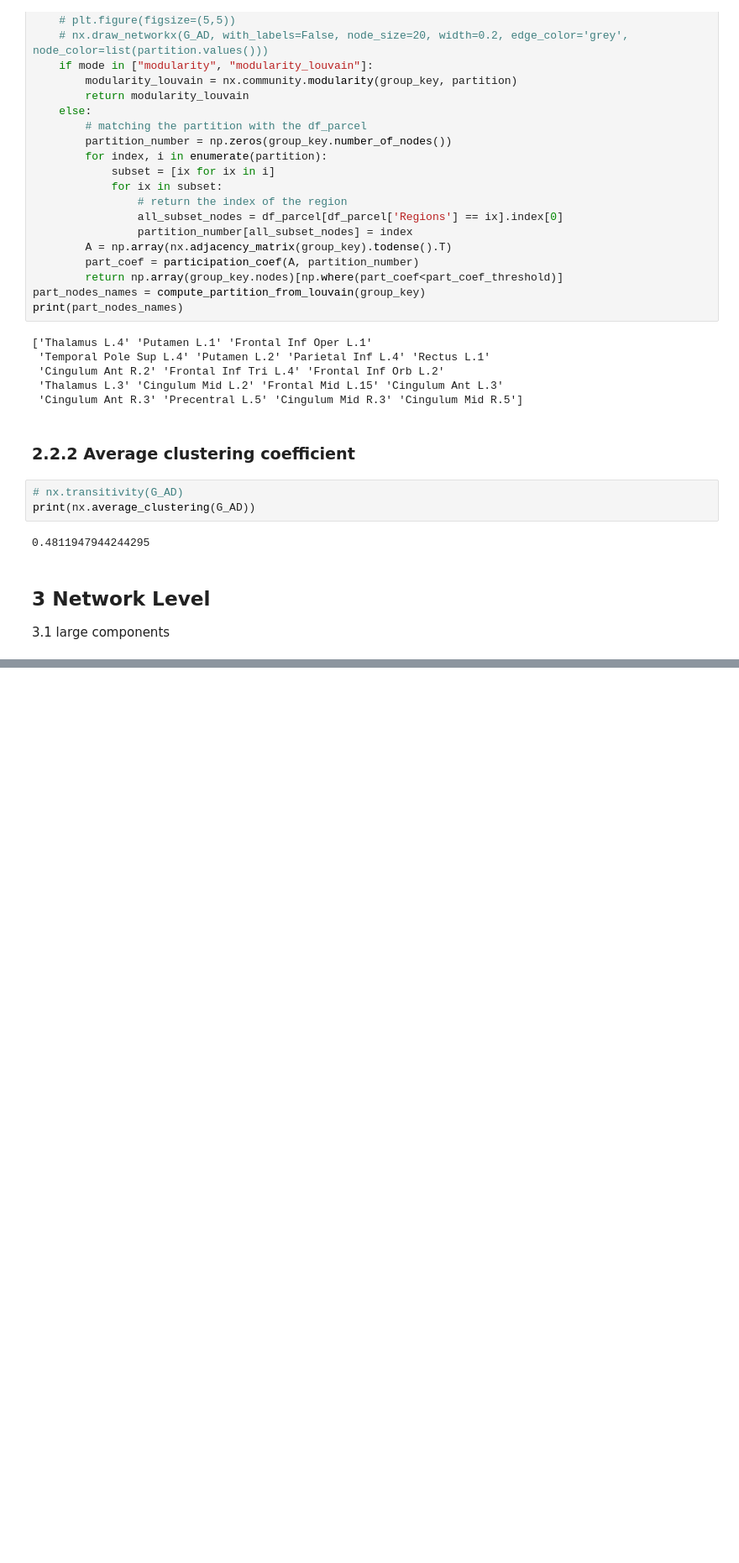
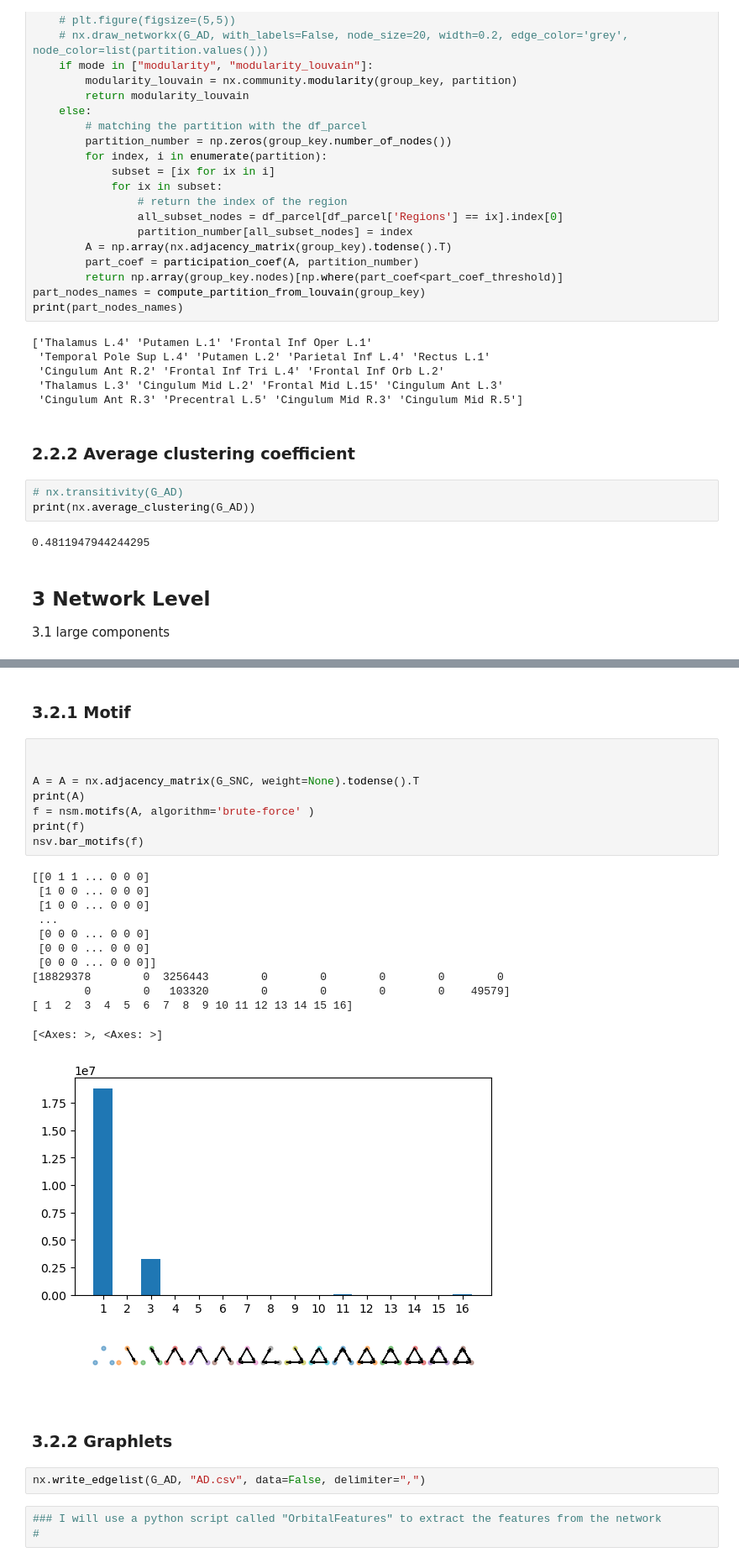
Before and after one commit to yilewang/dynamical_net_sys_class, a Jupyter notebook: project/project.ipynb, the cells around one changed output, grey strips where cells are left out. Shown at 84% size. Drawn from its saved outputs; the diff is of its cells as text; blank space fills up the shorter version.

```diff
--- a/project/project.ipynb
+++ b/project/project.ipynb
@@ -462,0 +448,30 @@ NetworkXError: Found infinite path length because the graph is not connected
+# %% [markdown]
+### 3.2.1 Motif
+# %%
+
+
+A = A = nx.adjacency_matrix(G_SNC, weight=None).todense().T
+print(A)
+f = nsm.motifs(A, algorithm='brute-force' )
+print(f)
+nsv.bar_motifs(f)
+# %% [output]
+[[0 1 1 ... 0 0 0]
+ [1 0 0 ... 0 0 0]
+ [1 0 0 ... 0 0 0]
+ ...
+ [0 0 0 ... 0 0 0]
+ [0 0 0 ... 0 0 0]
+ [0 0 0 ... 0 0 0]]
+[18829378        0  3256443        0        0        0        0        0
+        0        0   103320        0        0        0        0    49579]
+[ 1  2  3  4  5  6  7  8  9 10 11 12 13 14 15 16]
+[<Axes: >, <Axes: >]
+[figure, added]
+# %% [markdown]
+### 3.2.2 Graphlets
+# %%
+nx.write_edgelist(G_AD, "AD.csv", data=False, delimiter=",")
+# %%
+### I will use a python script called "OrbitalFeatures" to extract the features from the network
+#
```
Also changed, not shown: parts of 8 cells of this notebook, 1 other file.
